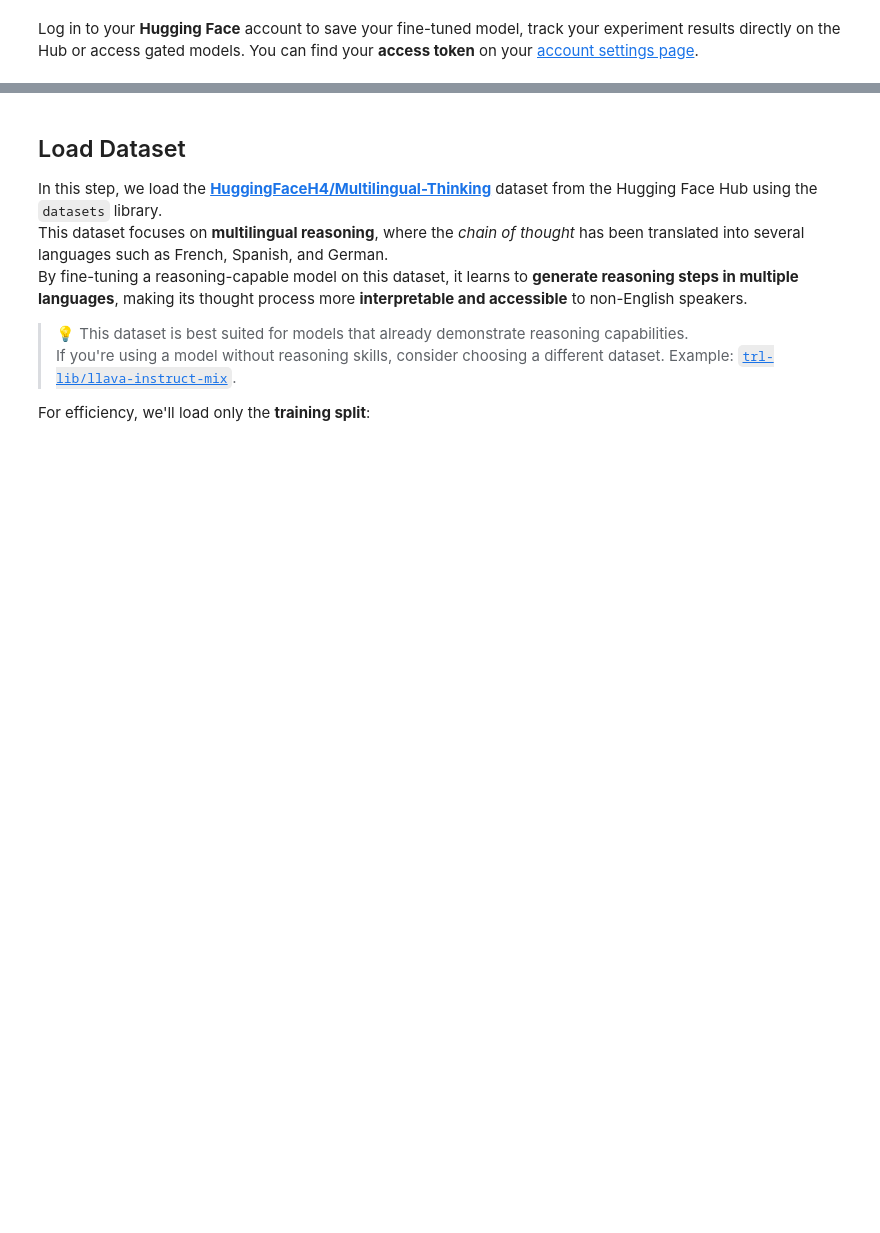
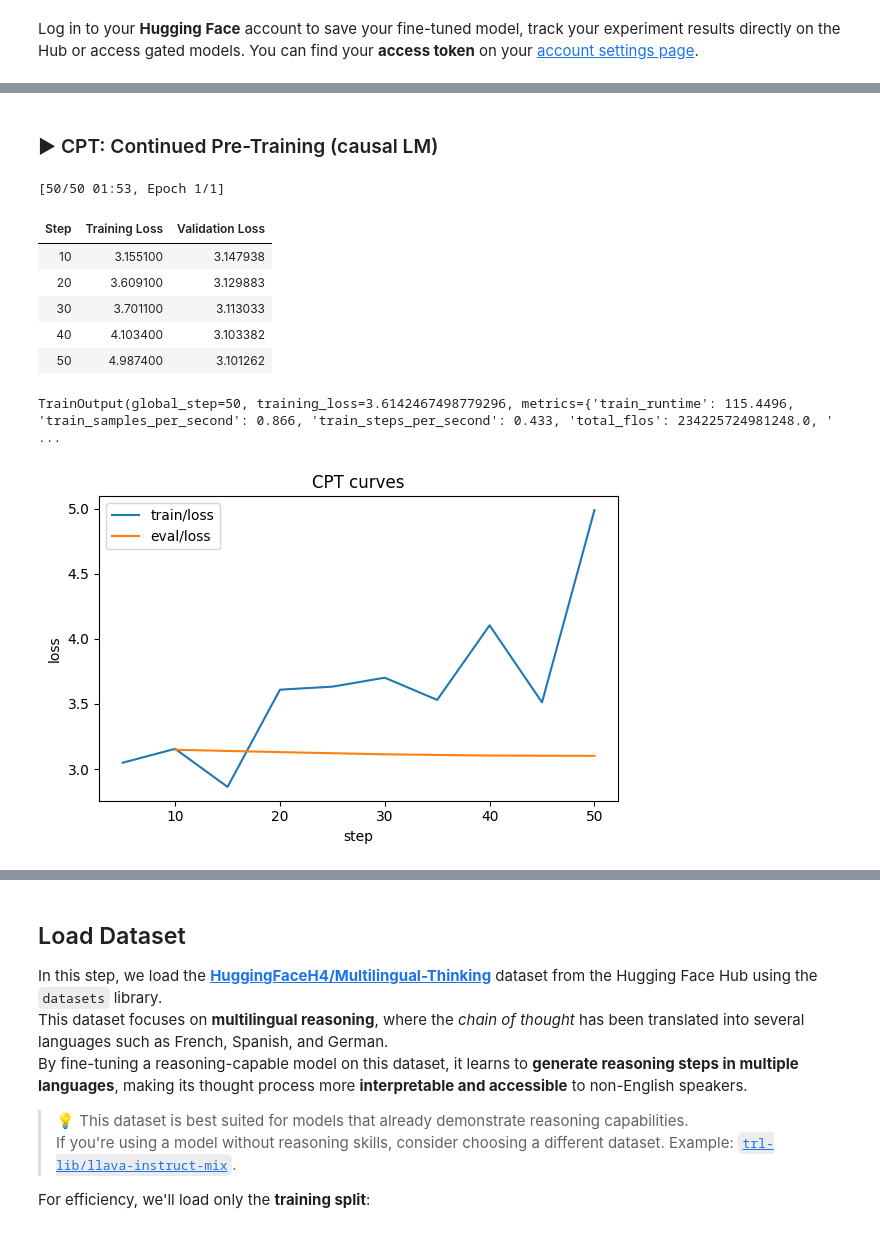
Before and after one commit to AI-HPC-Research-Team/AI-Basics, a Jupyter notebook: 09 LLM & Agent/sft_trl_lora_qlora.ipynb, the cells around one changed output, grey strips where cells are left out. Cells and saved outputs as stored; diff of their text form; code cells hidden in the pictures; blank space fills up the shorter version.

```diff
--- a/09 LLM & Agent/sft_trl_lora_qlora.ipynb
+++ b/09 LLM & Agent/sft_trl_lora_qlora.ipynb
@@ -35,0 +74,16 @@ notebook_login()
+# %%
+import torch
+from transformers import AutoModelForCausalLM, BitsAndBytesConfig, AutoTokenizer
+model = AutoModelForCausalLM.from_pretrained(
+    model_id,
+    attn_implementation="sdpa",                   # Change to Flash Attention if GPU has support
+    dtype=torch.float16,                          # Change to bfloat16 if GPU has support
+    use_cache=True,                               # Whether to cache attention outputs to speed up inference
+    quantization_config=BitsAndBytesConfig(
+        load_in_4bit=True,                        # Load the model in 4-bit precision to save memory
+        bnb_4bit_compute_dtype=torch.float16,     # Data type used for internal computations in quantization
+        bnb_4bit_use_double_quant=True,           # Use double quantization to improve accuracy
+        bnb_4bit_quant_type="nf4"                 # Type of quantization. "nf4" is recommended for recent LLMs
+    )
+)
+tokenizer = AutoTokenizer.from_pretrained(model_id)
@@ -35,0 +211,63 @@ notebook_login()
+# %% [markdown]
+### ▶ CPT: Continued Pre-Training (causal LM)
+# %%
+# (2) CPT training using transformers.Trainer (causal LM, mlm=False)
+import torch
+from datasets import Dataset
+from transformers import Trainer, TrainingArguments, DataCollatorForLanguageModeling
+
+
+# Minimal training args for classroom/Colab demos; adjust as needed
+args_cpt = TrainingArguments(
+    output_dir="cpt-output",
+    per_device_train_batch_size=2,
+    per_device_eval_batch_size=2,
+    num_train_epochs=1,
+    learning_rate=5e-5,
+    warmup_ratio=0.03,
+    logging_steps=5,
+    eval_strategy="steps",
+    eval_steps=10,
+    save_strategy="no",
+    report_to=[],
+    bf16=torch.cuda.is_available(),  # use bf16 on GPUs that support it; otherwise ignore
+)
+
+trainer = Trainer(
+    model=model,  # your loaded checkpoint (works with PEFT/LoRA-wrapped models as well)
+    args=args_cpt,
+    train_dataset=tok_train,
+    eval_dataset=tok_val,
+    data_collator=collator,
+)
+
+train_res = trainer.train()
+print(train_res)
+trainer.save_model("cpt-output"); tokenizer.save_pretrained("cpt-output")
+# Plot training curves
+import matplotlib.pyplot as plt
+
+logs = trainer.state.log_history
+steps, tr_loss, ev_steps, ev_loss = [], [], [], []
+for rec in logs:
+    if "loss" in rec and "learning_rate" in rec:
+        steps.append(rec.get("step", len(steps)))
+        tr_loss.append(rec["loss"])
+    if "eval_loss" in rec:
+        ev_steps.append(rec.get("step", len(ev_steps)))
+        ev_loss.append(rec["eval_loss"])
+
+plt.figure(figsize=(6,4))
+if tr_loss: plt.plot(steps, tr_loss, label="train/loss")
+if ev_loss: plt.plot(ev_steps, ev_loss, label="eval/loss")
+plt.xlabel("step"); plt.ylabel("loss"); plt.title("CPT curves"); plt.legend(); plt.tight_layout(); plt.show()
+# %% [output]
+[50/50 01:53, Epoch 1/1]
+| Step | Training Loss | Validation Loss |
+| 10 | 3.155100 | 3.147938 |
+| 20 | 3.609100 | 3.129883 |
+| 30 | 3.701100 | 3.113033 |
+| 40 | 4.103400 | 3.103382 |
+| 50 | 4.987400 | 3.101262 |
+TrainOutput(global_step=50, training_loss=3.6142467498779296, metrics={'train_runtime': 115.4496, 'train_samples_per_second': 0.866, 'train_steps_per_second': 0.433, 'total_flos': 234225724981248.0, ' ...
+[figure, added]
```
Also changed, not shown: parts of 40 cells of this notebook.
